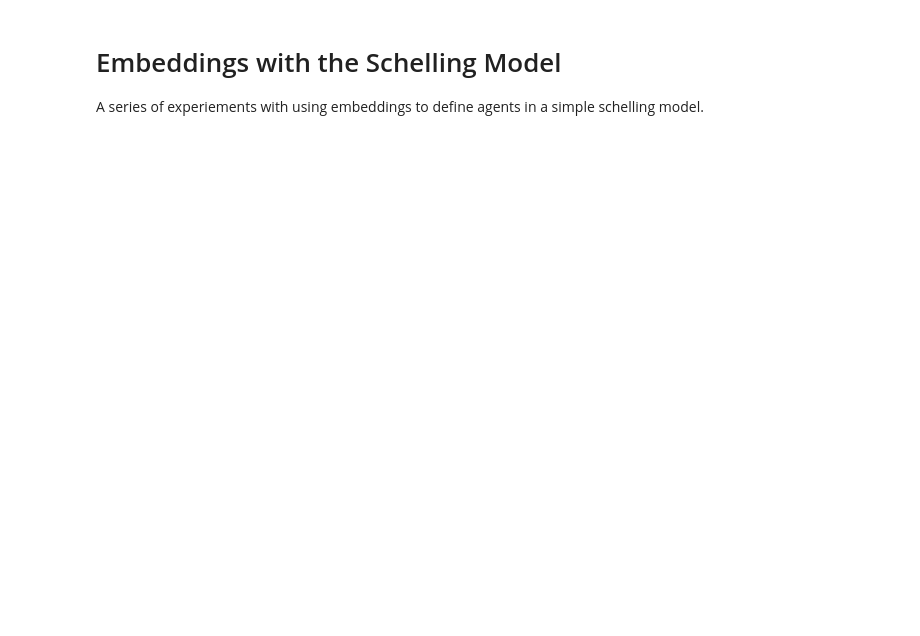
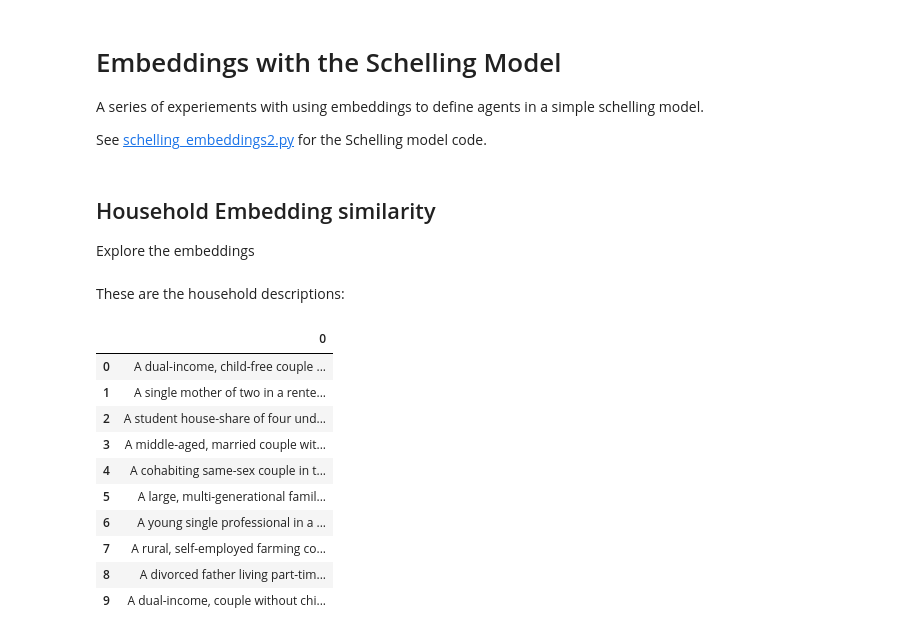
Before and after one commit to nickmalleson/playground, a Jupyter notebook: llm/schelling_embeddings.ipynb, the cells around one changed output. Saved outputs shown, nothing was run; the diff lists cells and outputs as text; code cells hidden in the pictures; blank space fills up the shorter version.

```diff
--- a/llm/schelling_embeddings.ipynb
+++ b/llm/schelling_embeddings.ipynb
@@ -2,3 +2,5 @@
 # Embeddings with the Schelling Model
 
 A series of experiements with using embeddings to define agents in a simple schelling model.
+
+See [schelling_embeddings2.py](schelling_embeddings2.py) for the Schelling model code.
@@ -4,0 +16,20 @@ A series of experiements with using embeddings to define agents in a simple sche
+# %% [markdown]
+## Household Embedding similarity
+
+Explore the embeddings
+# %% [markdown]
+These are the household descriptions:
+# %%
+pd.DataFrame(household_descriptions)
+# %% [output]
+|  | 0 |
+| 0 | A dual-income, child-free couple ... |
+| 1 | A single mother of two in a rente... |
+| 2 | A student house-share of four und... |
+| 3 | A middle-aged, married couple wit... |
+| 4 | A cohabiting same-sex couple in t... |
+| 5 | A large, multi-generational famil... |
+| 6 | A young single professional in a ... |
+| 7 | A rural, self-employed farming co... |
+| 8 | A divorced father living part-tim... |
+| 9 | A dual-income, couple without chi... |
```
Also changed, not shown: parts of 7 cells of this notebook, 1 other file.
